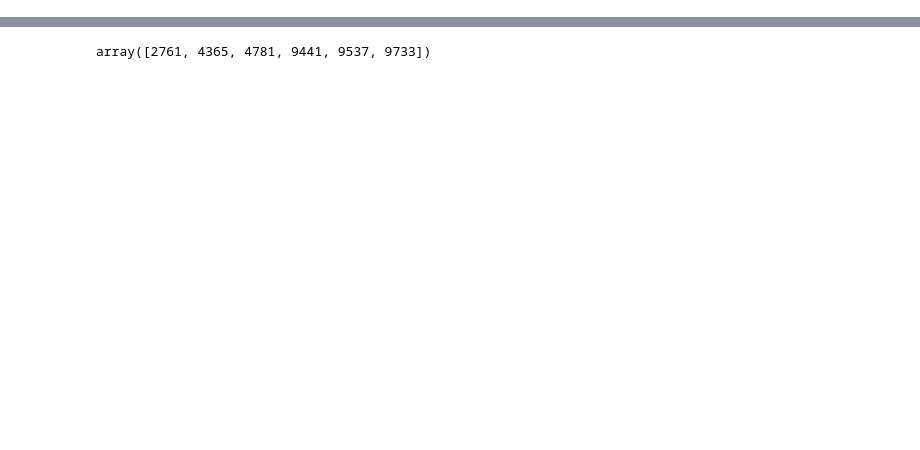
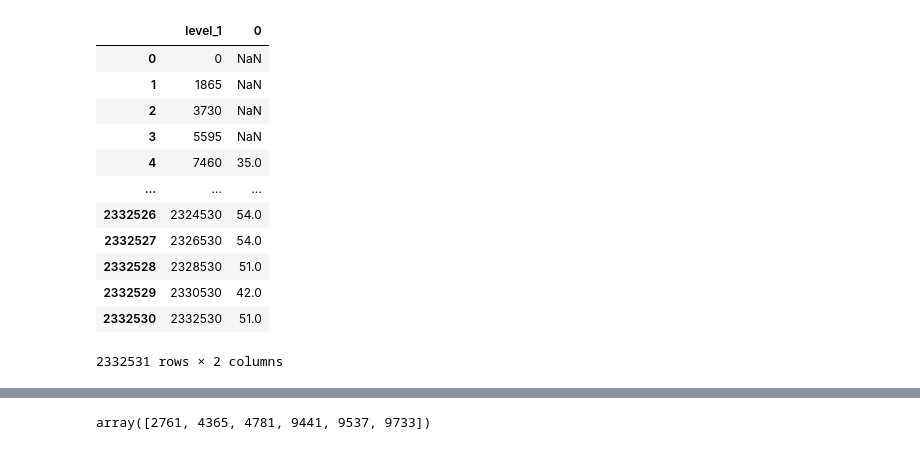
Before and after one commit to yoshinori77/jpx_tokyo_market_prediction, a Jupyter notebook: notebook/preparation.ipynb, the cells around one changed output, grey strips where cells are left out. Drawn from its saved outputs; the diff is of its cells as text; code cells hidden in the pictures; blank space fills up the shorter version.

```diff
--- a/notebook/preparation.ipynb
+++ b/notebook/preparation.ipynb
@@ -125,0 +230,2 @@ df
+# %%
+df = adjust_price(df)
@@ -125,0 +357,25 @@ df
+# %%
+# HLバンド
+groups = df.groupby('SecuritiesCode')
+rolling_df = pd.DataFrame()
+rolling_df[["level_1", "hl_5"]] = (groups["AdjustedHigh"].rolling(5).max() - groups["AdjustedLow"].rolling(5).min()).reset_index()[["level_1",  0]]
+rolling_df["hl_10"] = (groups["AdjustedHigh"].rolling(10).max() - groups["AdjustedLow"].rolling(10).min()).reset_index(drop=True)
+rolling_df["hl_20"] = (groups["AdjustedHigh"].rolling(20).max() - groups["AdjustedLow"].rolling(20).min()).reset_index(drop=True)
+rolling_df["hl_40"] = (groups["AdjustedHigh"].rolling(40).max() - groups["AdjustedLow"].rolling(40).min()).reset_index(drop=True)
+rolling_df["hl_60"] = (groups["AdjustedHigh"].rolling(60).max() - groups["AdjustedLow"].rolling(60).min()).reset_index(drop=True)
+rolling_df["hl_100"] = (groups["AdjustedHigh"].rolling(100).max() - groups["AdjustedLow"].rolling(100).min()).reset_index(drop=True)
+df = pd.concat([df, rolling_df], axis=1)
+# %% [output]
+|  | level_1 | 0 |
+| 0 | 0 | NaN |
+| 1 | 1865 | NaN |
+| 2 | 3730 | NaN |
+| 3 | 5595 | NaN |
+| 4 | 7460 | 35.0 |
+| ... | ... | ... |
+| 2332526 | 2324530 | 54.0 |
+| 2332527 | 2326530 | 54.0 |
+| 2332528 | 2328530 | 51.0 |
+| 2332529 | 2330530 | 42.0 |
+| 2332530 | 2332530 | 51.0 |
+2332531 rows × 2 columns
```
Also changed, not shown: parts of 128 cells of this notebook, 14 other files.
